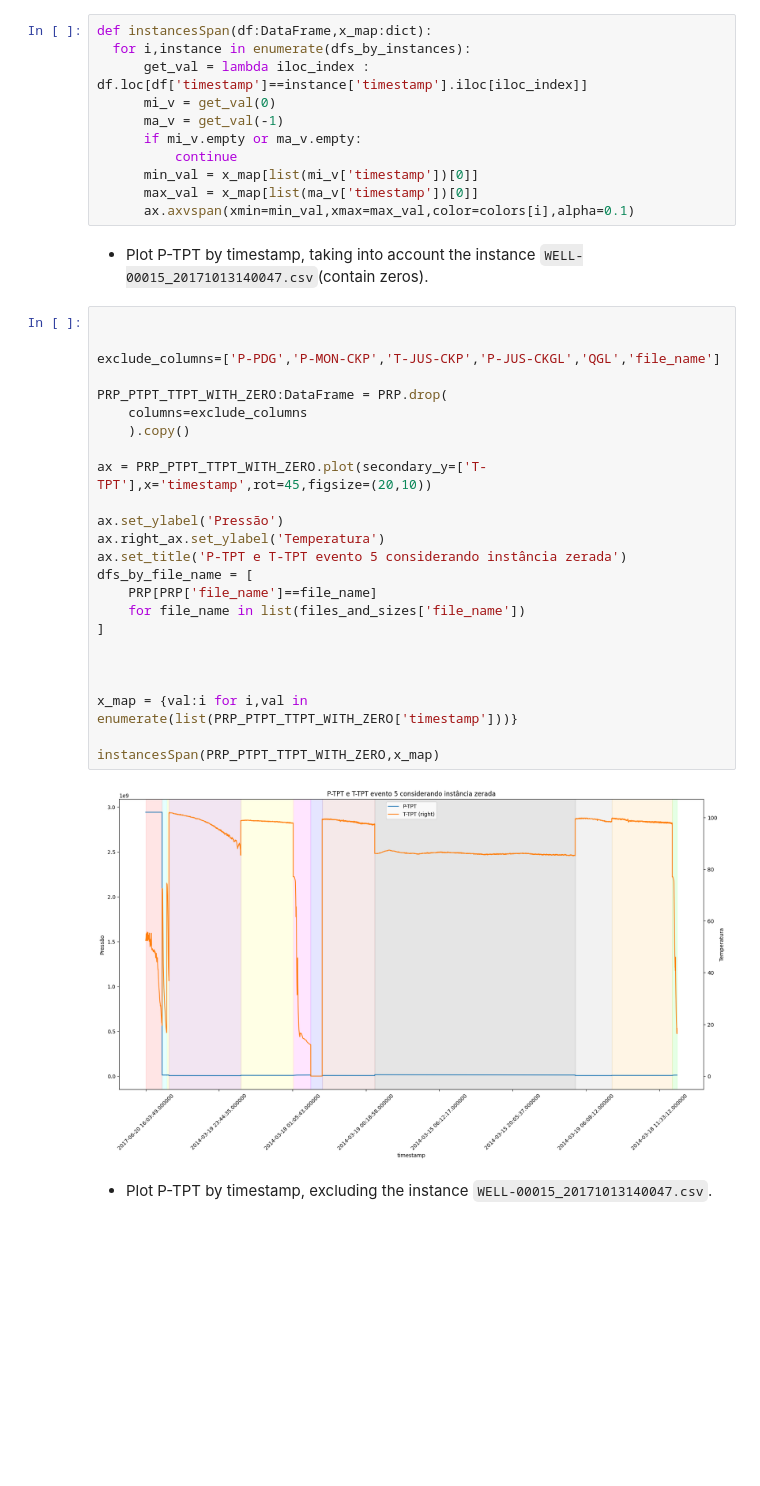
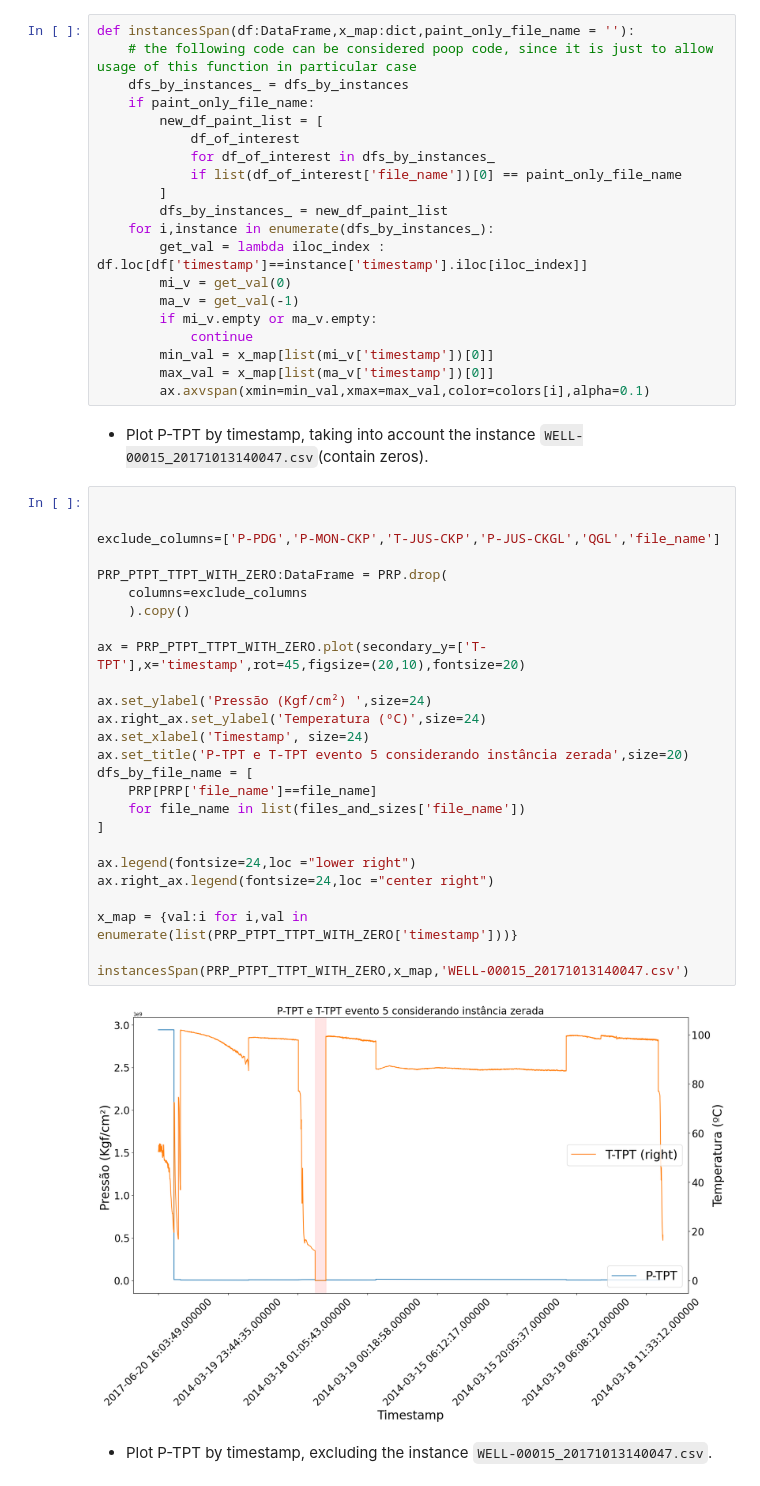
Before and after one commit to raul-macedo-freire/3w_ann_prp, a Jupyter notebook: data_treatment.ipynb, the cells around one changed output. Cells and saved outputs as stored; diff of their text form; blank space fills up the shorter version.

```diff
--- a/data_treatment.ipynb
+++ b/data_treatment.ipynb
@@ -231,44 +242,55 @@ instance_with_P_T_zeros='WELL-00015_20171013140047.csv'
 # %%
 colors = ['#FF0000', '#0000FF', '#00FF00', '#FFFF00', '#00FFFF', '#FF00FF', '#000000', '#FFFF00', '#FFA500', '#A52A2A', '#808080', '#800080']
 # %%
-def instancesSpan(df:DataFrame,x_map:dict):
-  for i,instance in enumerate(dfs_by_instances):
-      get_val = lambda iloc_index : df.loc[df['timestamp']==instance['timestamp'].iloc[iloc_index]]
-      mi_v = get_val(0)
-      ma_v = get_val(-1)
-      if mi_v.empty or ma_v.empty:
-          continue
-      min_val = x_map[list(mi_v['timestamp'])[0]]
-      max_val = x_map[list(ma_v['timestamp'])[0]]
-      ax.axvspan(xmin=min_val,xmax=max_val,color=colors[i],alpha=0.1)
+def instancesSpan(df:DataFrame,x_map:dict,paint_only_file_name = ''):
+    # the following code can be considered poop code, since it is just to allow usage of this function in particular case
+    dfs_by_instances_ = dfs_by_instances
+    if paint_only_file_name:
+        new_df_paint_list = [
+            df_of_interest
+            for df_of_interest in dfs_by_instances_
+            if list(df_of_interest['file_name'])[0] == paint_only_file_name
+        ]
+        dfs_by_instances_ = new_df_paint_list
+    for i,instance in enumerate(dfs_by_instances_):
+        get_val = lambda iloc_index : df.loc[df['timestamp']==instance['timestamp'].iloc[iloc_index]]
+        mi_v = get_val(0)
+        ma_v = get_val(-1)
+        if mi_v.empty or ma_v.empty:
+            continue
+        min_val = x_map[list(mi_v['timestamp'])[0]]
+        max_val = x_map[list(ma_v['timestamp'])[0]]
+        ax.axvspan(xmin=min_val,xmax=max_val,color=colors[i],alpha=0.1)
 # %% [markdown]
 * Plot P-TPT by timestamp, taking into account the instance `WELL-00015_20171013140047.csv`(contain zeros).
 # %%
 
 
 exclude_columns=['P-PDG','P-MON-CKP','T-JUS-CKP','P-JUS-CKGL','QGL','file_name']
 
 PRP_PTPT_TTPT_WITH_ZERO:DataFrame = PRP.drop(
     columns=exclude_columns
     ).copy()
 
-ax = PRP_PTPT_TTPT_WITH_ZERO.plot(secondary_y=['T-TPT'],x='timestamp',rot=45,figsize=(20,10))
+ax = PRP_PTPT_TTPT_WITH_ZERO.plot(secondary_y=['T-TPT'],x='timestamp',rot=45,figsize=(20,10),fontsize=20)
 
-ax.set_ylabel('Pressão')
-ax.right_ax.set_ylabel('Temperatura')
-ax.set_title('P-TPT e T-TPT evento 5 considerando instância zerada')
+ax.set_ylabel('Pressão (Kgf/cm²) ',size=24)
+ax.right_ax.set_ylabel('Temperatura (ºC)',size=24)
+ax.set_xlabel('Timestamp', size=24)
+ax.set_title('P-TPT e T-TPT evento 5 considerando instância zerada',size=20)
 dfs_by_file_name = [
     PRP[PRP['file_name']==file_name]
     for file_name in list(files_and_sizes['file_name'])
 ]
 
-
+ax.legend(fontsize=24,loc ="lower right")
+ax.right_ax.legend(fontsize=24,loc ="center right")
 
 x_map = {val:i for i,val in enumerate(list(PRP_PTPT_TTPT_WITH_ZERO['timestamp']))}
 
-instancesSpan(PRP_PTPT_TTPT_WITH_ZERO,x_map)
+instancesSpan(PRP_PTPT_TTPT_WITH_ZERO,x_map,'WELL-00015_20171013140047.csv')
 # %% [output]
-[figure, old version]
+[figure, new version]
 # %% [markdown]
 - Plot P-TPT by timestamp, excluding the instance `WELL-00015_20171013140047.csv`.
 # %%
```
Also changed, not shown: parts of 30 cells of this notebook, 5 other files.
